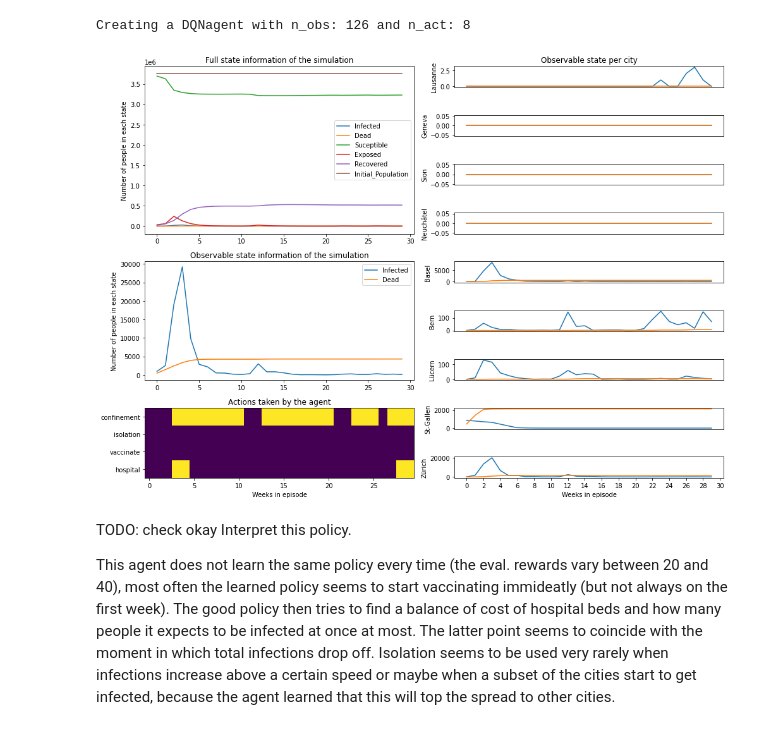
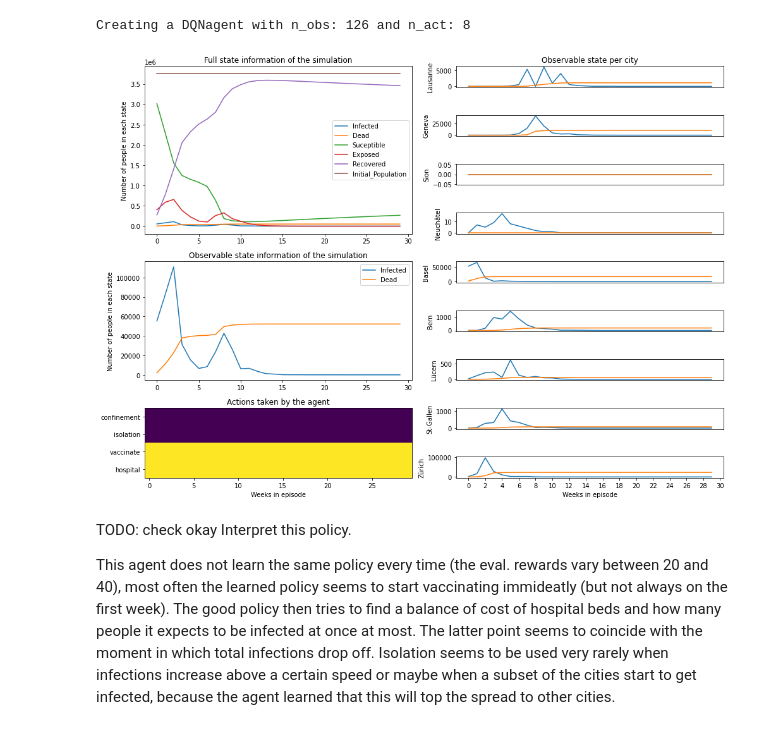
Before and after one commit to Toroto006/ANN-RL-project-DQN, a Jupyter notebook: allQuestions.ipynb, the cells around one changed output. Cells and saved outputs as stored; diff of their text form; code cells hidden in the pictures.

```diff
--- a/allQuestions.ipynb
+++ b/allQuestions.ipynb
@@ -1234,7 +1298,11 @@ class DQNagent42(Agent):
 
         # Optimize the model, where we update Q_0 & Q_hat at the same time
         self.optimizer.zero_grad()
+        # We need this because the server we run this notebook on cannot upgrade pytorch
+        # https://github.com/pytorch/pytorch/issues/50469#issuecomment-1031828294
+        torch.use_deterministic_algorithms(False)
         loss.backward()
+        torch.use_deterministic_algorithms(True)
         self.optimizer.step()
 
     def reset(self,):
@@ -1310,10 +1380,10 @@ three_example_episodes_42 = [run_episode_simulation(agent,env_42,SEED+i) for i i
 # %% [output]
 Creating a DQNagent with n_obs: 126 and n_act: 8
 # %%
-_, _, total, cities, actions = three_example_episodes_42[1]
+_, _, total, cities, actions = three_example_episodes_42[4]
 plt_toghether(total, cities, actions)
 # %% [output]
-[figure, old version]
+[figure, new version]
 # %% [markdown]
 TODO: check okay Interpret this policy.
 
```
Also changed, not shown: parts of 39 cells of this notebook.
